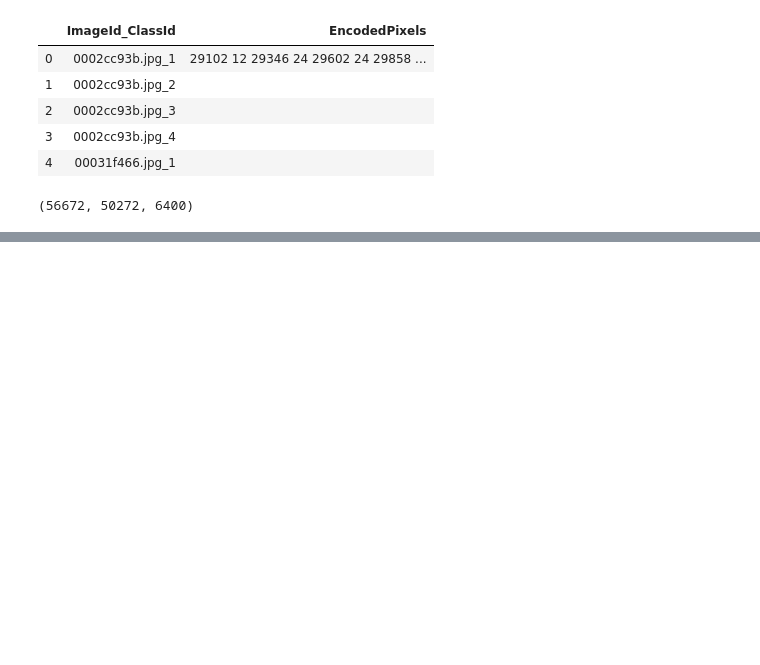
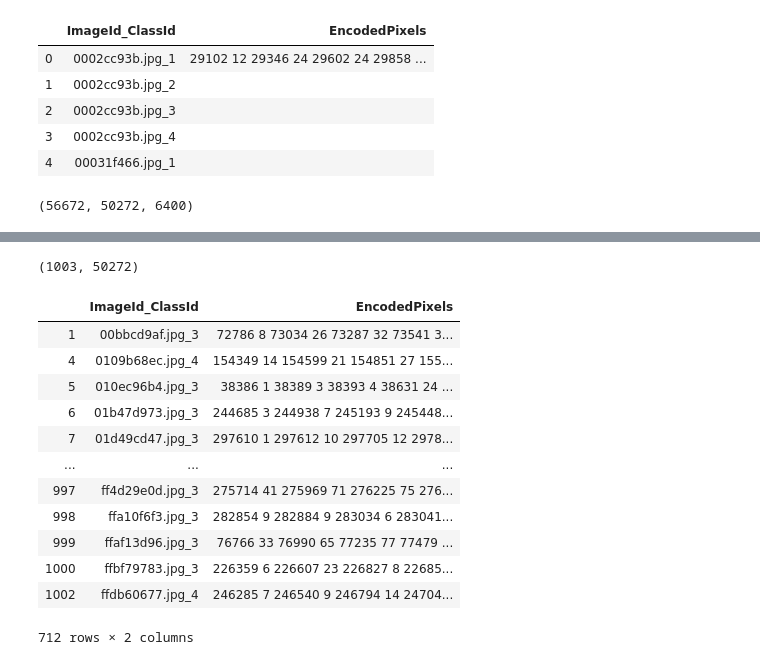
Before and after one commit to CozyDoomer/steel-defect-detection, a Jupyter notebook: create_pseudolabels.ipynb, the cells around one changed output, grey strips where cells are left out. Saved outputs shown, nothing was run; the diff lists cells and outputs as text; code cells hidden in the pictures; blank space fills up the shorter version.

```diff
--- a/create_pseudolabels.ipynb
+++ b/create_pseudolabels.ipynb
@@ -136,0 +150,7 @@ df_pseudo_train.to_csv('data/train_pseudolabel.csv', index=False)
+# %%
+i = 0
+for index, row in df_segmentation_test_confidence.iterrows():
+    if row.MaxConfidence>0.50:
+        #print(row.MaxConfidence)
+        i+=1
+print(i)
@@ -136,0 +165,2 @@ df_pseudo_train.to_csv('data/train_pseudolabel.csv', index=False)
+# %%
+df_segmentation_test = df_segmentation_test_confidence.reset_index(drop=True)
@@ -136,0 +169,20 @@ df_pseudo_train.to_csv('data/train_pseudolabel.csv', index=False)
+# %%
+pseudolabel = []
+
+for ind, row in df_segmentation_test.iterrows():
+    if row['MaxConfidence'] > 0.50:
+        class_id = row.ImageId_ClassId
+        rle = df_segmentation_test.loc[df_segmentation_test.ImageId_ClassId == class_id].EncodedPixels.values
+
+        if len(rle) > 0:
+            rle = rle[0]
+        else:
+            rle = ''
+            #print('hmm')
+            #break
+        pseudolabel.append({
+            'ImageId_ClassId': class_id,
+            'EncodedPixels': rle,
+        })
+# %%
+df_pseudolabel_test = pd.DataFrame(pseudolabel)
@@ -136,0 +198,20 @@ df_pseudo_train.to_csv('data/train_pseudolabel.csv', index=False)
+# %%
+len(df_pseudolabel_test), len(df_train)
+# %% [output]
+(1003, 50272)
+# %%
+df_pseudolabel_test[df_pseudolabel_test.EncodedPixels != '']
+# %% [output]
+|  | ImageId_ClassId | EncodedPixels |
+| 1 | 00bbcd9af.jpg_3 | 72786 8 73034 26 73287 32 73541 3... |
+| 4 | 0109b68ec.jpg_4 | 154349 14 154599 21 154851 27 155... |
+| 5 | 010ec96b4.jpg_3 | 38386 1 38389 3 38393 4 38631 24 ... |
+| 6 | 01b47d973.jpg_3 | 244685 3 244938 7 245193 9 245448... |
+| 7 | 01d49cd47.jpg_3 | 297610 1 297612 10 297705 12 2978... |
+| ... | ... | ... |
+| 997 | ff4d29e0d.jpg_3 | 275714 41 275969 71 276225 75 276... |
+| 998 | ffa10f6f3.jpg_3 | 282854 9 282884 9 283034 6 283041... |
+| 999 | ffaf13d96.jpg_3 | 76766 33 76990 65 77235 77 77479 ... |
+| 1000 | ffbf79783.jpg_3 | 226359 6 226607 23 226827 8 22685... |
+| 1002 | ffdb60677.jpg_4 | 246285 7 246540 9 246794 14 24704... |
+712 rows × 2 columns
```
Also changed, not shown: parts of 23 cells of this notebook, 15 other files.
